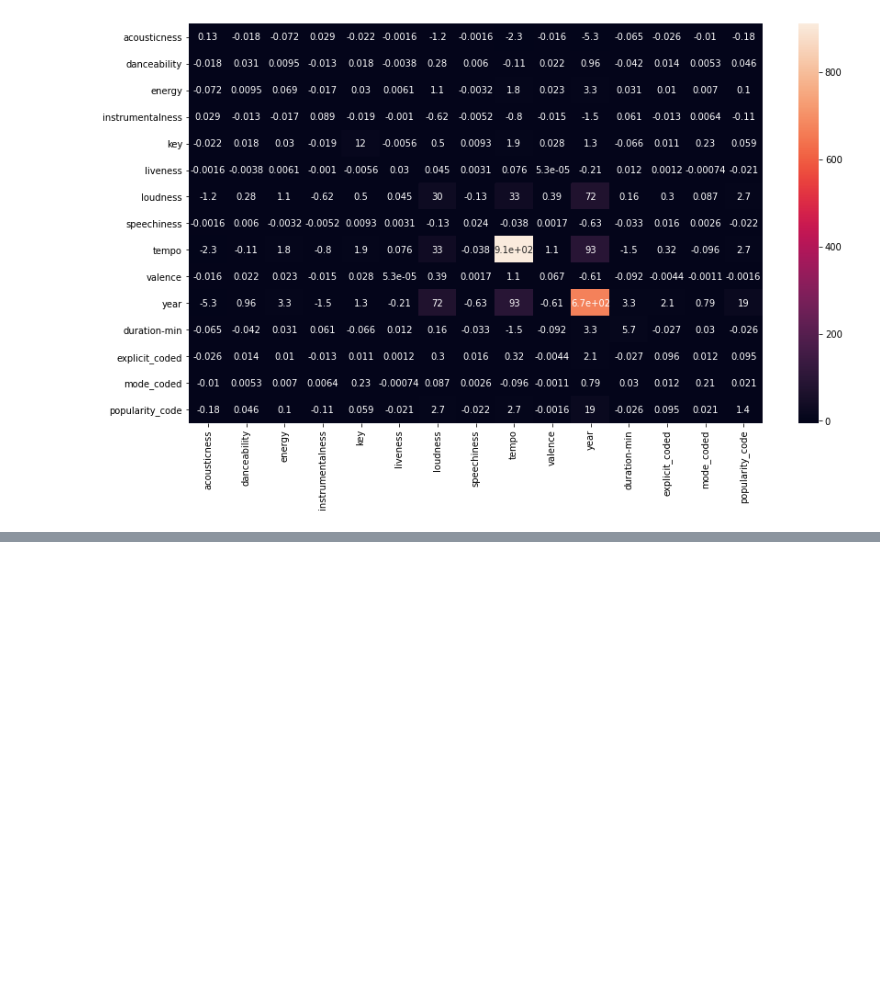
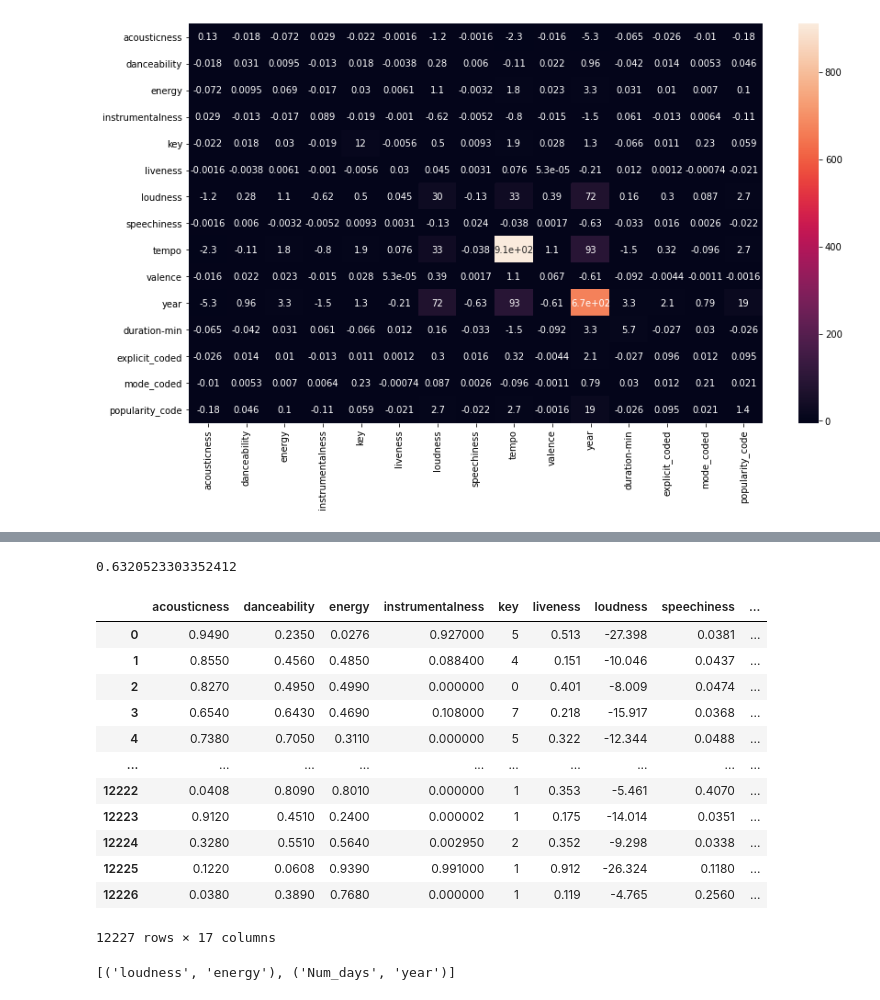
Before and after one commit to Subhankar4901/Open-IIT-Data-analytics, a Jupyter notebook: Notebooks/Feature engineering .ipynb, the cells around one changed output, grey strips where cells are left out. Drawn from its saved outputs; the diff is of its cells as text; code cells hidden in the pictures; blank space fills up the shorter version.

```diff
--- a/Notebooks/Feature engineering .ipynb
+++ b/Notebooks/Feature engineering .ipynb
@@ -247,0 +243,7 @@ plt.plot(np.arange(0,15,1),np.ones(15)*0.05)
+# %%
+col=list()
+for i in df.columns:
+    filt=i=='id' or i=='explicit' or i=='mode' or i=='release_date' or i=='popularity' or i=='Day'
+    if not filt:
+        col.append(i)
+num_df=df.loc[:,col] #working dataframe
@@ -250,0 +294,32 @@ array([0.05, 0.05, 0.05, 0.05, 0.05, 0.05, 0.05, 0.05, 0.05, 0.05])
+# %%
+c=joblib.load(file)
+Y_pred=c.predict(X_test_sc)
+print(accuracy_score(Y_test,Y_pred))
+# %% [output]
+0.6320523303352412
+# %%
+num_df
+# %% [output]
+|  | acousticness | danceability | energy | instrumentalness | key | liveness | loudness | speechiness | ... |
+| 0 | 0.9490 | 0.2350 | 0.0276 | 0.927000 | 5 | 0.513 | -27.398 | 0.0381 | ... |
+| 1 | 0.8550 | 0.4560 | 0.4850 | 0.088400 | 4 | 0.151 | -10.046 | 0.0437 | ... |
+| 2 | 0.8270 | 0.4950 | 0.4990 | 0.000000 | 0 | 0.401 | -8.009 | 0.0474 | ... |
+| 3 | 0.6540 | 0.6430 | 0.4690 | 0.108000 | 7 | 0.218 | -15.917 | 0.0368 | ... |
+| 4 | 0.7380 | 0.7050 | 0.3110 | 0.000000 | 5 | 0.322 | -12.344 | 0.0488 | ... |
+| ... | ... | ... | ... | ... | ... | ... | ... | ... | ... |
+| 12222 | 0.0408 | 0.8090 | 0.8010 | 0.000000 | 1 | 0.353 | -5.461 | 0.4070 | ... |
+| 12223 | 0.9120 | 0.4510 | 0.2400 | 0.000002 | 1 | 0.175 | -14.014 | 0.0351 | ... |
+| 12224 | 0.3280 | 0.5510 | 0.5640 | 0.002950 | 2 | 0.352 | -9.298 | 0.0338 | ... |
+| 12225 | 0.1220 | 0.0608 | 0.9390 | 0.991000 | 1 | 0.912 | -26.324 | 0.1180 | ... |
+| 12226 | 0.0380 | 0.3890 | 0.7680 | 0.000000 | 1 | 0.119 | -4.765 | 0.2560 | ... |
+12227 rows × 17 columns
+# %%
+#removing highly correlated columns
+l=list()
+for i in range(len(num_df.columns)):
+    for j in range(i):
+        if abs(num_df.corr().iloc[i,j])>0.75:
+            l.append((num_df.columns[i],num_df.columns[j]))
+l
+# %% [output]
+[('loudness', 'energy'), ('Num_days', 'year')]
```
Also changed, not shown: parts of 24 cells of this notebook, 3 other files.
